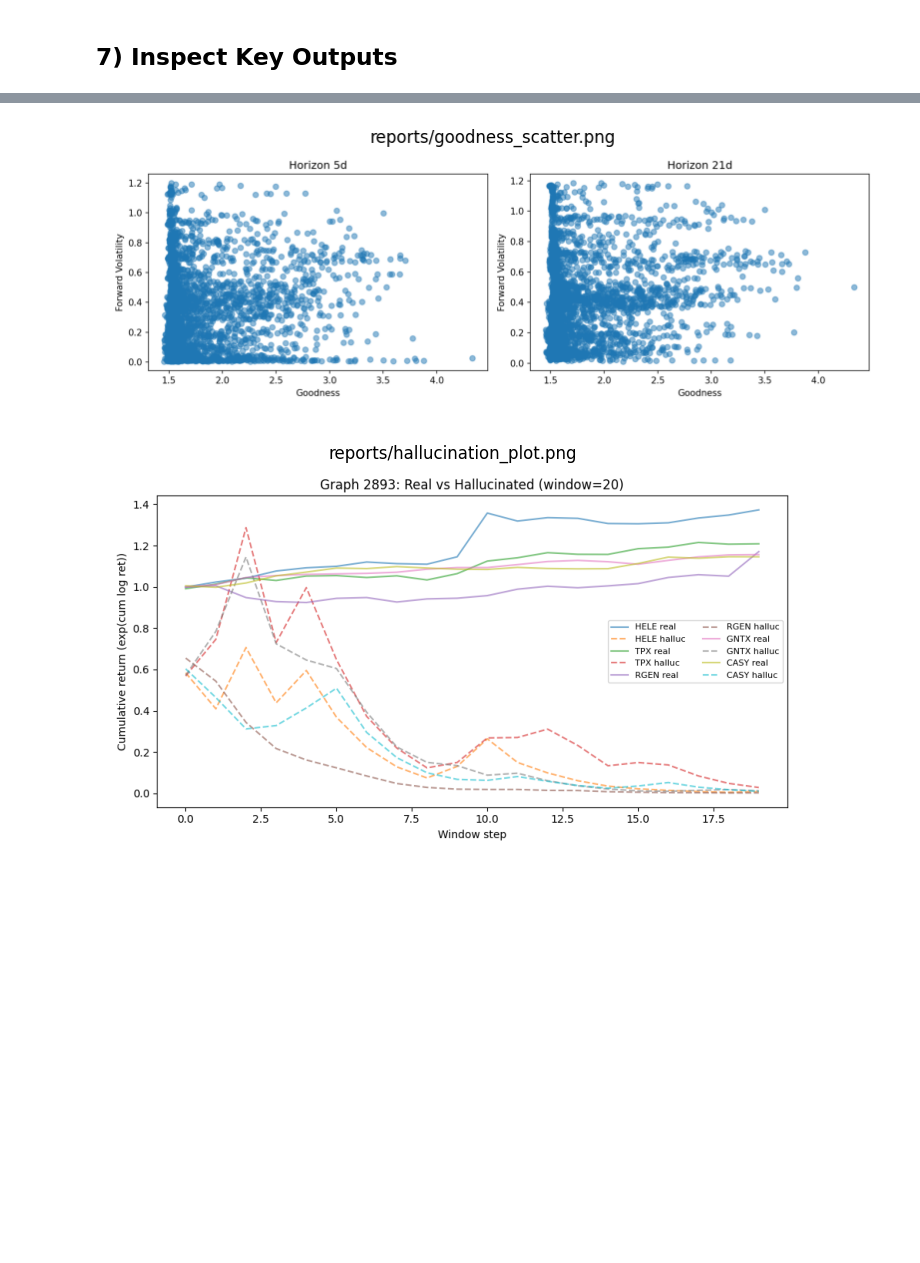
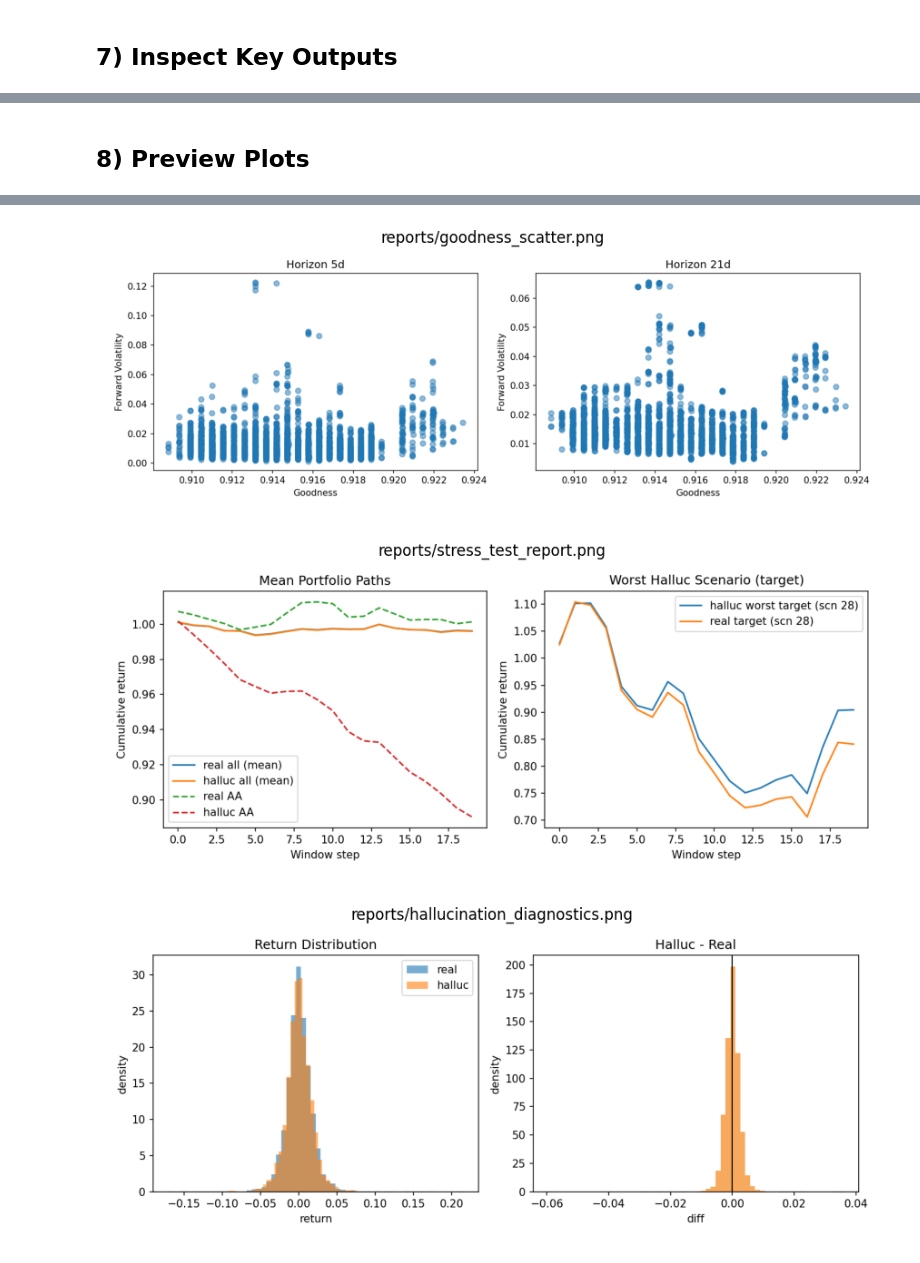
Before and after one commit to aditya1909-bit/Forward-Risk-Manager, a Jupyter notebook: notebooks/colab_setup.ipynb, the cells around one changed output, grey strips where cells are left out. Cells and saved outputs as stored; diff of their text form; code cells hidden in the pictures; blank space fills up the shorter version.

Commit message:
Updated Training

```diff
--- a/notebooks/colab_setup.ipynb
+++ b/notebooks/colab_setup.ipynb
@@ -308,0 +429,31 @@ runs/ff_model_long_constituents.pt
+# %%
+from pathlib import Path
+import pandas as pd
+
+csvs = [
+    'reports/ff_train_long_constituents.csv',
+    'reports/benchmark.csv',
+    'reports/ff_sweep.csv',
+    'reports/scenario_constraint_diagnostics.csv',
+    'reports/stress_test_report.csv',
+    'reports/hallucination_calibration_by_ticker.csv',
+    'reports/goodness_backtest.csv',
+]
+
+for path in csvs:
+    p = Path(path)
+    print()
+    print('=' * 100)
+    print(p)
+    if not p.exists():
+        print('missing')
+        continue
+    df = pd.read_csv(p)
+    print('shape:', df.shape)
+    with pd.option_context('display.max_columns', 40):
+        print(df.head(3))
+
+print()
+print('Artifacts preview (first 150 files):')
+for p in sorted(Path('reports').glob('*'))[:150]:
+    print(p)
@@ -309,7 +478,9 @@ runs/ff_model_long_constituents.pt
+# %% [markdown]
+## 8) Preview Plots
 # %%
+from pathlib import Path
+from PIL import Image
 import matplotlib.pyplot as plt
-from PIL import Image
-from pathlib import Path
 
 images = [
     'reports/ff_train_long_constituents.png',
@@ -318,7 +489,8 @@ images = [
     'reports/ff_sweep_tradeoff.png',
     'reports/ff_sweep_pareto.png',
     'reports/goodness_scatter.png',
-    'reports/hallucination_plot.png',
+    'reports/stress_test_report.png',
+    'reports/hallucination_diagnostics.png',
 ]
 
 for img_path in images:
@@ -326,7 +498,7 @@ for img_path in images:
     if not p.exists():
         continue
     img = Image.open(p)
-    plt.figure(figsize=(10, 5))
+    plt.figure(figsize=(11, 5))
     plt.imshow(img)
     plt.axis('off')
     plt.title(str(p))
@@ -340,2 +512,3 @@ for img_path in images:
-[figure, old version]
+[figure, new version]
-[figure, old version]
+[figure, new version]
+[figure, added]
```
Also changed, not shown: parts of 25 cells of this notebook, 39 other files.
